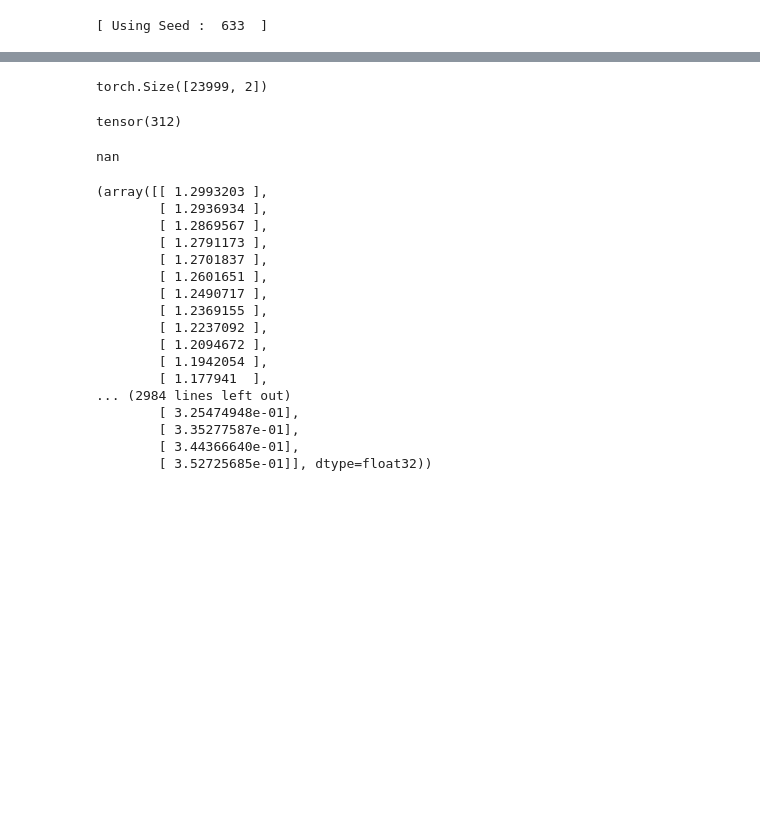
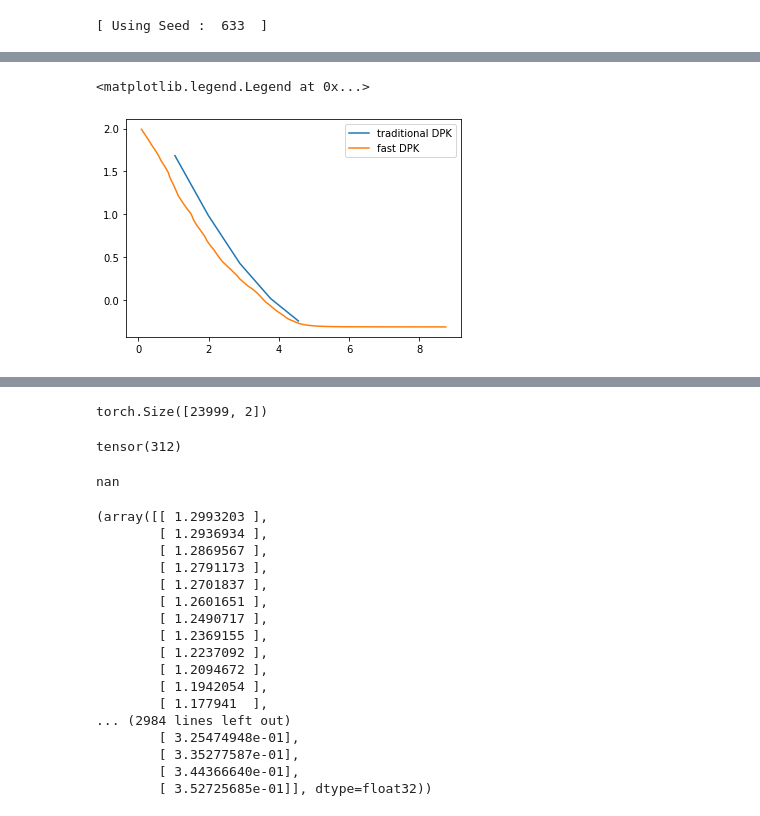
Before and after one commit to AlexTMallen/NASA-GEOS, a Jupyter notebook: 1D-omega-speedup.ipynb, the cells around one changed output, grey strips where cells are left out. Drawn from its saved outputs; the diff is of its cells as text; code cells hidden in the pictures; blank space fills up the shorter version.

Commit message:
fast-DPK major speedup

```diff
--- a/1D-omega-speedup.ipynb
+++ b/1D-omega-speedup.ipynb
@@ -176,0 +194,18 @@ for itr in range(20):
+# %%
+from dpk import koopman_probabilistic
+
+seed = 633
+
+print("[ Using Seed : ", seed, " ]")
+
+torch.manual_seed(seed)
+torch.cuda.manual_seed_all(seed)
+torch.cuda.manual_seed(seed)
+np.random.seed(seed)
+random.seed(seed)
+torch.backends.cudnn.deterministic = True
+
+batch_size = 32
+model = model_objs.NormalNLL(x_dim=x.shape[1], num_freqs=len(periods), n=l1width, n2=l2width)
+k = koopman_probabilistic.KoopmanProb(model, batch_size=batch_size, device="cpu")
+k.init_periods(periods)
@@ -176,0 +214,10 @@ for itr in range(20):
+# %%
+start_time = time.time()
+total_iters = 0
+dpk_losses = []
+dpk_times = []
+for epoch in range(num_epochs // 20):
+    l = k.fit(x, iterations=1, cutoff=0, weight_decay=wd, lr_theta=1e-3, lr_omega=0, verbose=False)
+    total_iters += 1
+    dpk_losses.append(l)
+    dpk_times.append(time.time() - start_time)
@@ -177 +230,8 @@ for itr in range(20):
+# %%
+plt.plot(dpk_times, dpk_losses, label="traditional DPK")
+plt.plot(times, train_losses, label="fast DPK")
+plt.legend()
+# %% [output]
+<matplotlib.legend.Legend at 0x...>
+[figure, added]
 # %%
```
Also changed, not shown: parts of 14 cells of this notebook.
